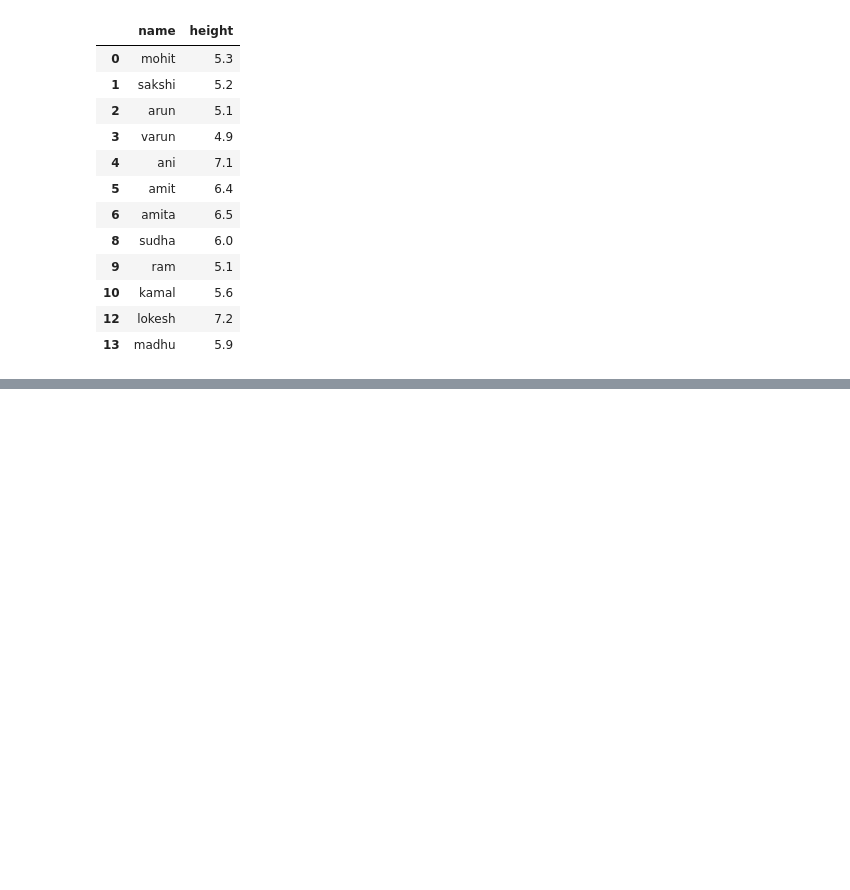
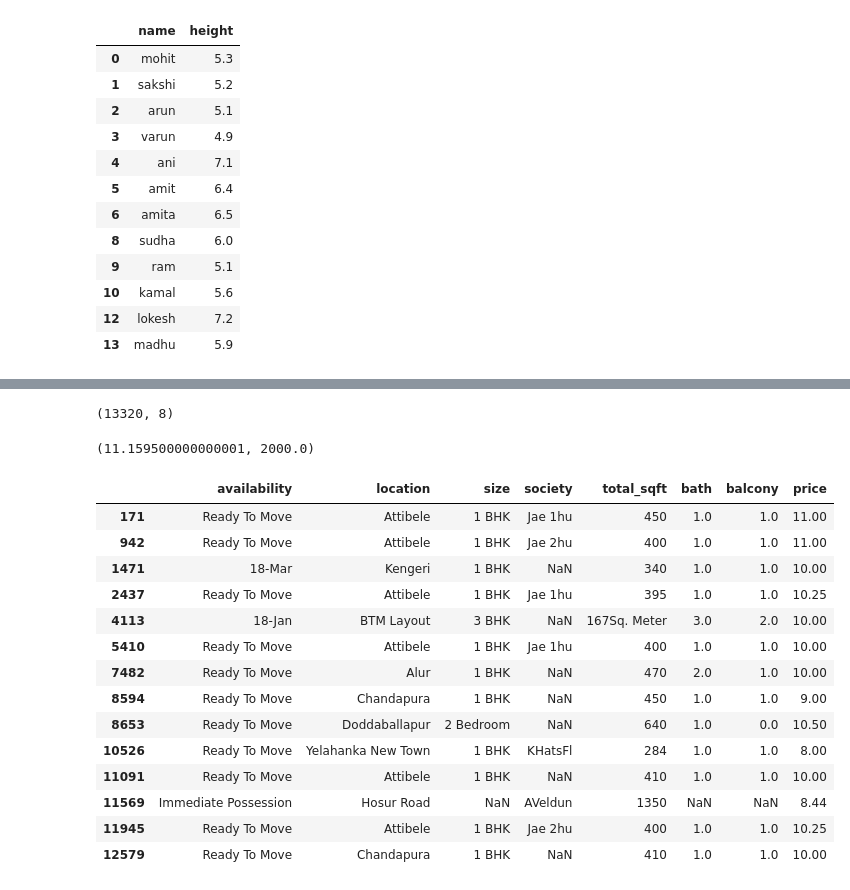
Before and after one commit to ShrutiPandey27/machine_learning_practice, a Jupyter notebook: outlier.ipynb, the cells around one changed output, grey strips where cells are left out. Saved outputs shown, nothing was run; the diff lists cells and outputs as text; code cells hidden in the pictures; blank space fills up the shorter version.

```diff
--- a/outlier.ipynb
+++ b/outlier.ipynb
@@ -89,0 +114,29 @@ df[(df['height']<max_threshold) & (df['height']>min_threshold)]
+# %%
+df=df.drop('area_type',axis='columns')
+df.shape
+# %% [output]
+(13320, 8)
+# %%
+#outlier detection
+min_threshold,max_threshold=df['price'].quantile([0.001,0.999])
+min_threshold,max_threshold
+# %% [output]
+(11.159500000000001, 2000.0)
+# %%
+df[df['price']<min_threshold]
+# %% [output]
+|  | availability | location | size | society | total_sqft | bath | balcony | price |
+| 171 | Ready To Move | Attibele | 1 BHK | Jae 1hu | 450 | 1.0 | 1.0 | 11.00 |
+| 942 | Ready To Move | Attibele | 1 BHK | Jae 2hu | 400 | 1.0 | 1.0 | 11.00 |
+| 1471 | 18-Mar | Kengeri | 1 BHK | NaN | 340 | 1.0 | 1.0 | 10.00 |
+| 2437 | Ready To Move | Attibele | 1 BHK | Jae 1hu | 395 | 1.0 | 1.0 | 10.25 |
+| 4113 | 18-Jan | BTM Layout | 3 BHK | NaN | 167Sq. Meter | 3.0 | 2.0 | 10.00 |
+| 5410 | Ready To Move | Attibele | 1 BHK | Jae 1hu | 400 | 1.0 | 1.0 | 10.00 |
+| 7482 | Ready To Move | Alur | 1 BHK | NaN | 470 | 2.0 | 1.0 | 10.00 |
+| 8594 | Ready To Move | Chandapura | 1 BHK | NaN | 450 | 1.0 | 1.0 | 9.00 |
+| 8653 | Ready To Move | Doddaballapur | 2 Bedroom | NaN | 640 | 1.0 | 0.0 | 10.50 |
+| 10526 | Ready To Move | Yelahanka New Town | 1 BHK | KHatsFl | 284 | 1.0 | 1.0 | 8.00 |
+| 11091 | Ready To Move | Attibele | 1 BHK | NaN | 410 | 1.0 | 1.0 | 10.00 |
+| 11569 | Immediate Possession | Hosur Road | NaN | AVeldun | 1350 | NaN | NaN | 8.44 |
+| 11945 | Ready To Move | Attibele | 1 BHK | Jae 2hu | 400 | 1.0 | 1.0 | 10.25 |
+| 12579 | Ready To Move | Chandapura | 1 BHK | NaN | 410 | 1.0 | 1.0 | 10.00 |
```
Also changed, not shown: parts of 13 cells of this notebook.
